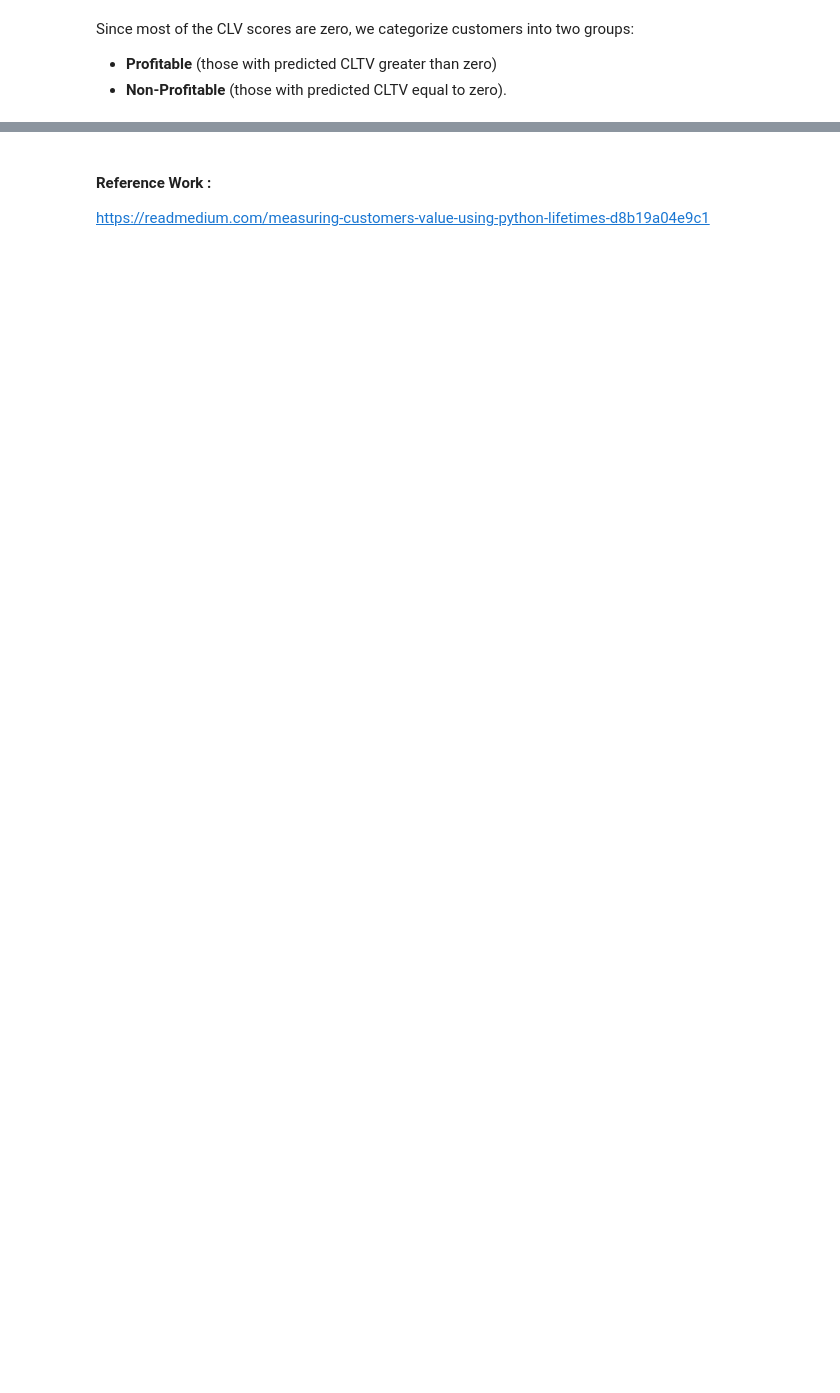
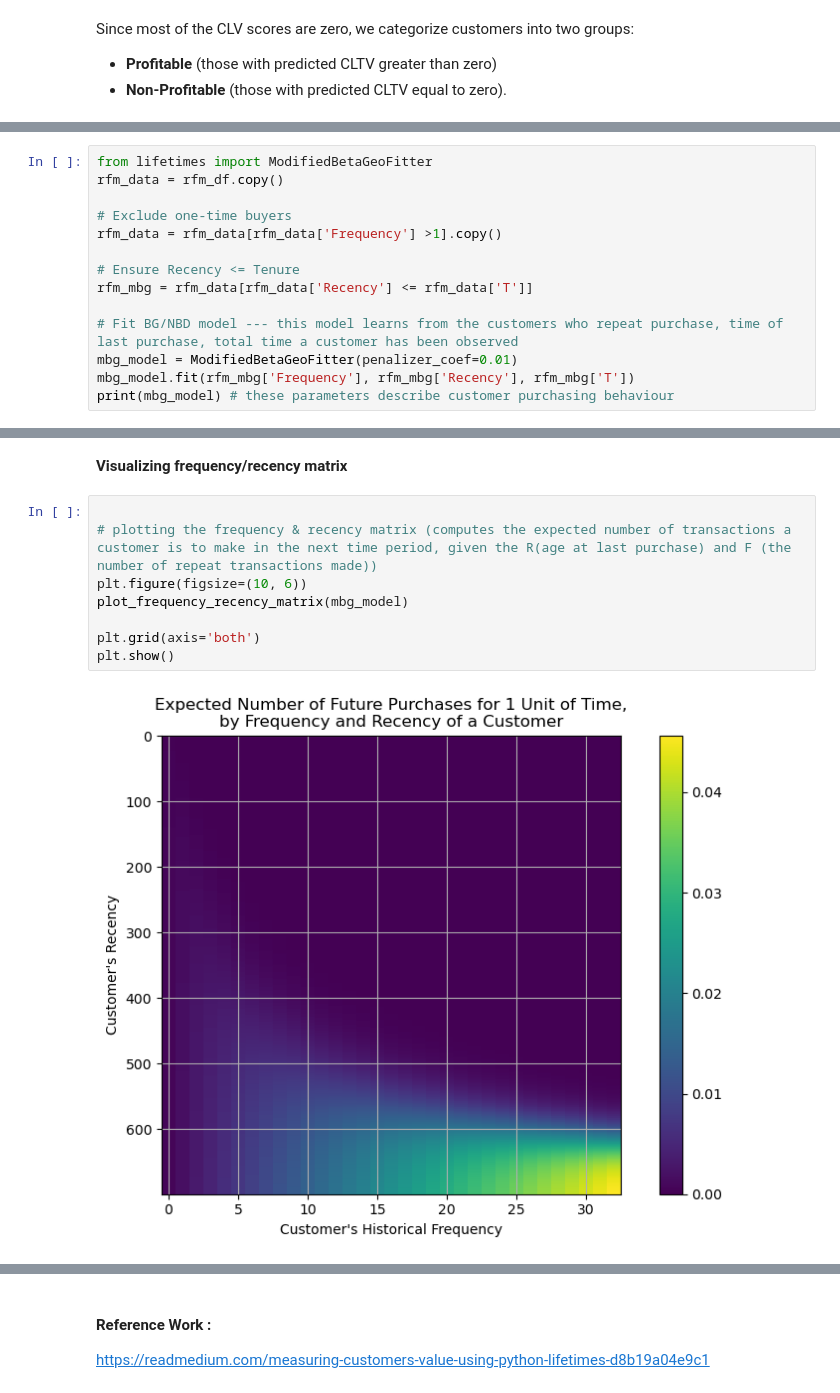
Before and after one commit to annugit1655/Customer-Behaviour-Analysis-with-CLTV, a Jupyter notebook: notebooks/04-CLTV-Probabilistic-models.ipynb, the cells around one changed output, grey strips where cells are left out. Cells and saved outputs as stored; diff of their text form; blank space fills up the shorter version.

Commit message:
'mbg_nbd_model'

```diff
--- a/notebooks/04-CLTV-Probabilistic-models.ipynb
+++ b/notebooks/04-CLTV-Probabilistic-models.ipynb
@@ -1145,0 +1150,14 @@ Since most of the CLV scores are zero, we categorize customers into two groups:
+# %%
+from lifetimes import ModifiedBetaGeoFitter
+rfm_data = rfm_df.copy()
+
+# Exclude one-time buyers
+rfm_data = rfm_data[rfm_data['Frequency'] >1].copy()
+
+# Ensure Recency <= Tenure
+rfm_mbg = rfm_data[rfm_data['Recency'] <= rfm_data['T']]
+
+# Fit BG/NBD model --- this model learns from the customers who repeat purchase, time of last purchase, total time a customer has been observed
+mbg_model = ModifiedBetaGeoFitter(penalizer_coef=0.01)
+mbg_model.fit(rfm_mbg['Frequency'], rfm_mbg['Recency'], rfm_mbg['T'])
+print(mbg_model) # these parameters describe customer purchasing behaviour
@@ -1145,0 +1174,12 @@ Since most of the CLV scores are zero, we categorize customers into two groups:
+# %% [markdown]
+**Visualizing frequency/recency matrix**
+# %%
+
+# plotting the frequency & recency matrix (computes the expected number of transactions a customer is to make in the next time period, given the R(age at last purchase) and F (the number of repeat transactions made))
+plt.figure(figsize=(10, 6))
+plot_frequency_recency_matrix(mbg_model)
+
+plt.grid(axis='both')
+plt.show()
+# %% [output]
+[figure, added]
```
Also changed, not shown: parts of 36 cells of this notebook.
